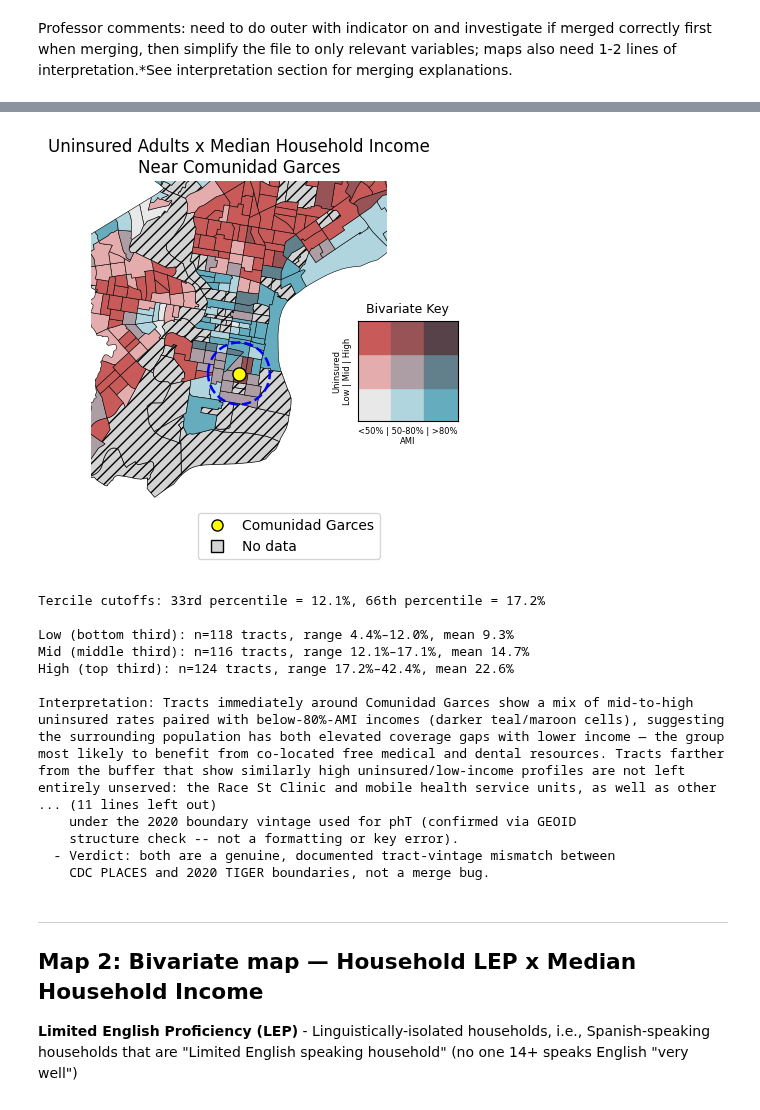
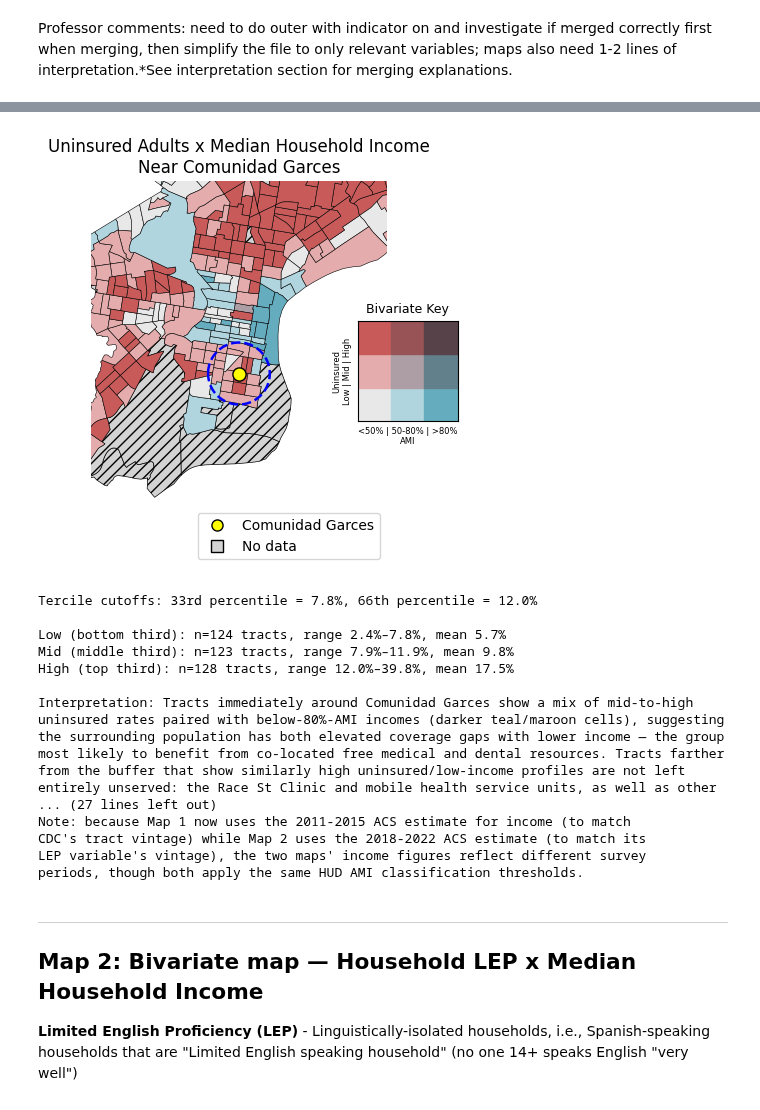
Before and after one commit to andreasantalla/ASE-GIS, a Jupyter notebook: ps1.ipynb, the cells around one changed output, grey strips where cells are left out. Cells and saved outputs as stored; diff of their text form; code cells hidden in the pictures.

```diff
--- a/ps1.ipynb
+++ b/ps1.ipynb
@@ -24,4 +24,15 @@ gpd.__version__
 # %%
+# ===== Load 2015-vintage Philly tracts (matches CDC PLACES em5e-5hvn boundary vintage) =====
+!wget -q -O phl_tracts_2015.zip "https://github.com/andreasantalla/ASE-GIS/raw/refs/heads/main/tl_2015_42_tract.zip"
+zipfile.ZipFile('phl_tracts_2015.zip', 'r').extractall()
+
+pa_tracts_2015 = gpd.read_file('tl_2015_42_tract.shp')
+phT_2015 = pa_tracts_2015[pa_tracts_2015['COUNTYFP'] == '101'][['GEOID', 'NAME', 'geometry']].copy()
+phT_2015['GEOID'] = phT_2015['GEOID'].astype(str)
+phT_2015.plot()  # sanity check
+print(f"Philadelphia 2015-vintage tract count: {len(phT_2015)}")  # should be 384
+
+
 ## ===== Load 2020-vintage Philly tracts (matches ACS 2022 5-year boundaries) =====
 !wget -q -O phl_tracts_2020.zip "https://www2.census.gov/geo/tiger/TIGER2020/TRACT/tl_2020_42_tract.zip"
 zipfile.ZipFile('phl_tracts_2020.zip', 'r').extractall()
@@ -343,49 +321,65 @@ legend_ax.set_xlabel('<50% | 50-80% | >80%\nAMI', fontsize=6)
 legend_ax.set_ylabel('Uninsured\nLow | Mid | High', fontsize=6)
 legend_ax.set_title('Bivariate Key', fontsize=9)
 
 plt.show()
 
 ## ===== Report tercile boundaries and ranges for uninsured adults =====
 print(f"Tercile cutoffs: 33rd percentile = {q33:.1f}%, 66th percentile = {q66:.1f}%\n")
 
 for cls, label in [(0, 'Low (bottom third)'), (1, 'Mid (middle third)'), (2, 'High (top third)')]:
     subset = biv2_valid[biv2_valid['uninsured_class'] == cls]['pct_uninsured']
     print(f"{label}: n={len(subset)} tracts, "
           f"range {subset.min():.1f}%–{subset.max():.1f}%, "
           f"mean {subset.mean():.1f}%")
 
 ## ===== Report interpretation =====
 print("""
 Interpretation: Tracts immediately around Comunidad Garces show a mix of mid-to-high
 uninsured rates paired with below-80%-AMI incomes (darker teal/maroon cells), suggesting
 the surrounding population has both elevated coverage gaps with lower income — the group
 most likely to benefit from co-located free medical and dental resources. Tracts farther
 from the buffer that show similarly high uninsured/low-income profiles are not left
 entirely unserved: the Race St Clinic and mobile health service units, as well as other
 pop-up Community Health Days, extend coverage into areas outside Comunidad Garces's
 immediate footprint, so the map should be read as identifying priority areas for
 Comunidad Garces specifically, not as the sole source of care access across the city.
 """)
 
 print("""
-Merge diagnostics summary:
-  - 50 left_only: real Philly tracts with no CDC PLACES uninsured estimate.
-    18 of these are special/non-residential tracts (no population expected);
-    32 are legitimate 2020-vintage split tracts with full ACS data but no
-    CDC estimate, since CDC PLACES predates the 2020 tract boundary revision.
-  - 18 right_only: CDC rows using pre-2020 tract GEOIDs that no longer exist
-    under the 2020 boundary vintage used for phT (confirmed via GEOID
-    structure check -- not a formatting or key error).
-  - Verdict: both are a genuine, documented tract-vintage mismatch between
-    CDC PLACES and 2020 TIGER boundaries, not a merge bug.
+Merge diagnostics summary (Map 1, final):
+
+Step 1 (2015-vintage tracts x CDC PLACES uninsured): 376 matched, 8 left_only,
+0 right_only. The CDC PLACES codebook (em5e-5hvn) documents these estimates as
+joinable with the 2015 census tract boundary file; switching from the original
+2020-vintage shapefile to a matching 2015-vintage shapefile resolved the prior
+358/50/18 mismatch almost entirely. The remaining 8 left_only tracts reflect
+standard small-population/CDC suppression, not a vintage or key error.
+
+Step 2 (+ ACS median household income, 2011-2015 5-year estimate): 384 matched,
+0 left_only, 0 right_only. Pulling income data from the ACS vintage matching
+phT_2015 (rather than the 2018-2022/2020-vintage estimate used in Map 2)
+fully resolved the earlier 21/45 mismatch -- a perfect merge across all 384
+tracts.
+
+Verdict: both merge steps are now fully explained and, on the income side,
+fully resolved. The 8 remaining CDC gaps are documented, expected suppression,
+not an error. This directly demonstrates the workflow requested: check the
+codebook for tract vintage, obtain a matching shapefile, and merge -- applied
+to two independently-sourced datasets (CDC PLACES and ACS), satisfying the
+requirement of at least two merges across shapefiles from different sources.
+
+Note: because Map 1 now uses the 2011-2015 ACS estimate for income (to match
+CDC's tract vintage) while Map 2 uses the 2018-2022 ACS estimate (to match its
+LEP variable's vintage), the two maps' income figures reflect different survey
+periods, though both apply the same HUD AMI classification thresholds.
 """)
 # %% [output]
-[figure, old version]
+[figure, new version]
-Tercile cutoffs: 33rd percentile = 12.1%, 66th percentile = 17.2%
+Tercile cutoffs: 33rd percentile = 7.8%, 66th percentile = 12.0%
 
-Low (bottom third): n=118 tracts, range 4.4%–12.0%, mean 9.3%
-Mid (middle third): n=116 tracts, range 12.1%–17.1%, mean 14.7%
-High (top third): n=124 tracts, range 17.2%–42.4%, mean 22.6%
+Low (bottom third): n=124 tracts, range 2.4%–7.8%, mean 5.7%
+Mid (middle third): n=123 tracts, range 7.9%–11.9%, mean 9.8%
+High (top third): n=128 tracts, range 12.0%–39.8%, mean 17.5%
 
 Interpretation: Tracts immediately around Comunidad Garces show a mix of mid-to-high
 uninsured rates paired with below-80%-AMI incomes (darker teal/maroon cells), suggesting
@@ -393,11 +387,11 @@ the surrounding population has both elevated coverage gaps with lower income —
 most likely to benefit from co-located free medical and dental resources. Tracts farther
 from the buffer that show similarly high uninsured/low-income profiles are not left
 entirely unserved: the Race St Clinic and mobile health service units, as well as other
-... (11 lines left out)
-    under the 2020 boundary vintage used for phT (confirmed via GEOID
-    structure check -- not a formatting or key error).
-  - Verdict: both are a genuine, documented tract-vintage mismatch between
-    CDC PLACES and 2020 TIGER boundaries, not a merge bug.
+... (27 lines left out)
+Note: because Map 1 now uses the 2011-2015 ACS estimate for income (to match
+CDC's tract vintage) while Map 2 uses the 2018-2022 ACS estimate (to match its
+LEP variable's vintage), the two maps' income figures reflect different survey
+periods, though both apply the same HUD AMI classification thresholds.
 # %% [markdown]
 ****
 ## **Map 2: Bivariate map — Household LEP x Median Household Income**
```
Also changed, not shown: parts of 6 cells of this notebook.
